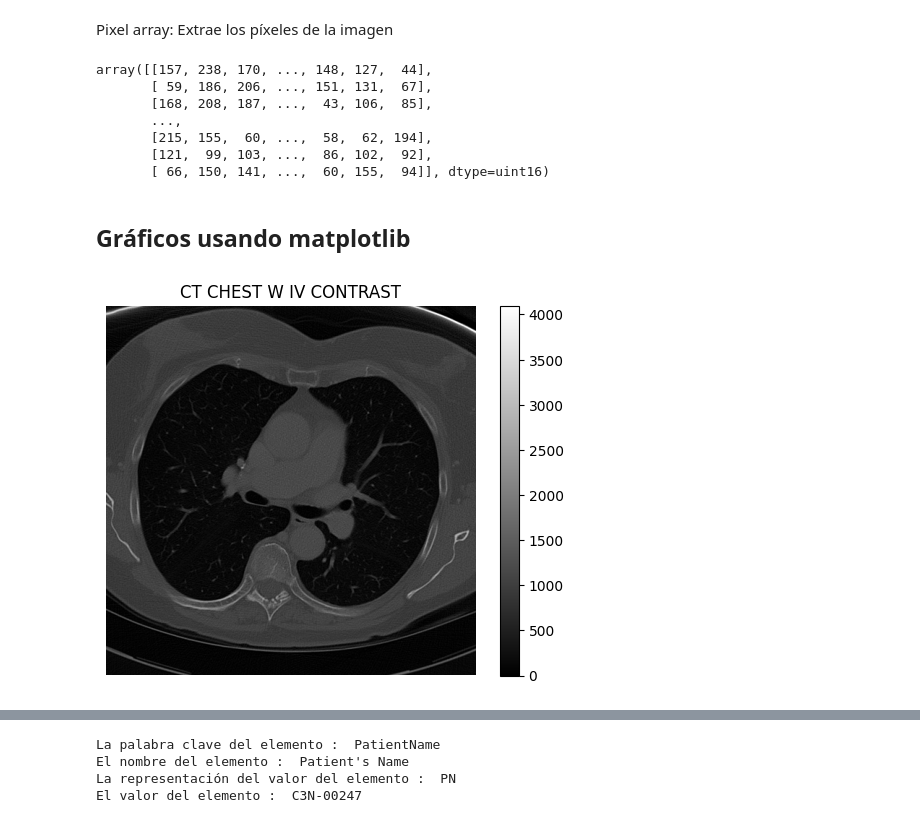
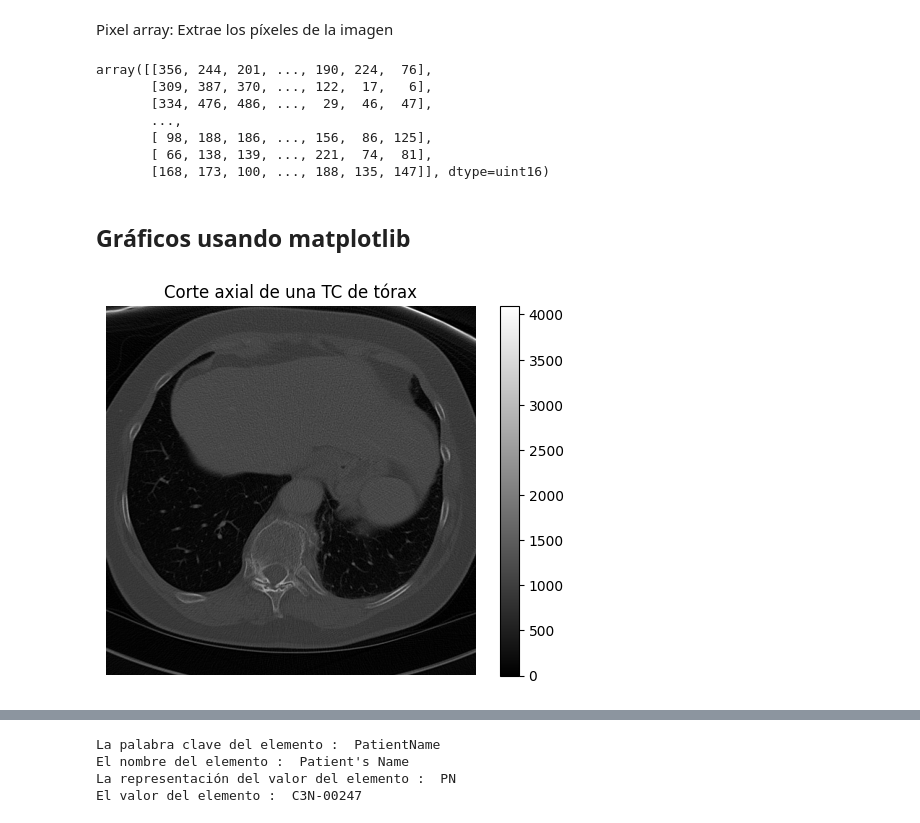
Before and after one commit to PabloAristiC/Inform-tica-ll, a Jupyter notebook: Unidad 3/Pydicom.ipynb, the cells around one changed output, grey strips where cells are left out. Saved outputs shown, nothing was run; the diff lists cells and outputs as text; code cells hidden in the pictures.

```diff
--- a/Unidad 3/Pydicom.ipynb
+++ b/Unidad 3/Pydicom.ipynb
@@ -19,7 +16,7 @@ import matplotlib.pyplot as plt
 ## Leer archivos DICOM
 # %%
 #Leer un archivo dicom
-dcm_data = pydicom.dcmread(r'Datos\000054.dcm')
+dcm_data = pydicom.dcmread(r'Datos\000000.dcm')
 dcm_data
 # %% [output]
 Dataset.file_meta -------------------------------
@@ -159,25 +144,25 @@ Pixel array: Extrae los píxeles de la imagen
 # Píxeles de la imagen
 dcm_data.pixel_array
 # %% [output]
-array([[157, 238, 170, ..., 148, 127,  44],
-       [ 59, 186, 206, ..., 151, 131,  67],
-       [168, 208, 187, ...,  43, 106,  85],
+array([[356, 244, 201, ..., 190, 224,  76],
+       [309, 387, 370, ..., 122,  17,   6],
+       [334, 476, 486, ...,  29,  46,  47],
        ...,
-       [215, 155,  60, ...,  58,  62, 194],
-       [121,  99, 103, ...,  86, 102,  92],
-       [ 66, 150, 141, ...,  60, 155,  94]], dtype=uint16)
+       [ 98, 188, 186, ..., 156,  86, 125],
+       [ 66, 138, 139, ..., 221,  74,  81],
+       [168, 173, 100, ..., 188, 135, 147]], dtype=uint16)
 # %% [markdown]
 ## Gráficos usando matplotlib
 # %%
 # Representación de la imagen
 im = dcm_data.pixel_array
 plt.imshow(im, cmap= 'gray' )
 plt.axis( 'off' )
-plt.title( dcm_data.StudyDescription )
-plt.colorbar()  #Intensidades
+plt.title( 'Corte axial de una TC de tórax' )
+plt.colorbar()
 plt.show()
 # %% [output]
-[figure, old version]
+[figure, new version]
 # %% [markdown]
 ### **Acceder a los valores del DataElement**![DataElement.webp](embedded-picture-1)
 # %%
```
Also changed, not shown: parts of 21 cells of this notebook, 5 other files.
